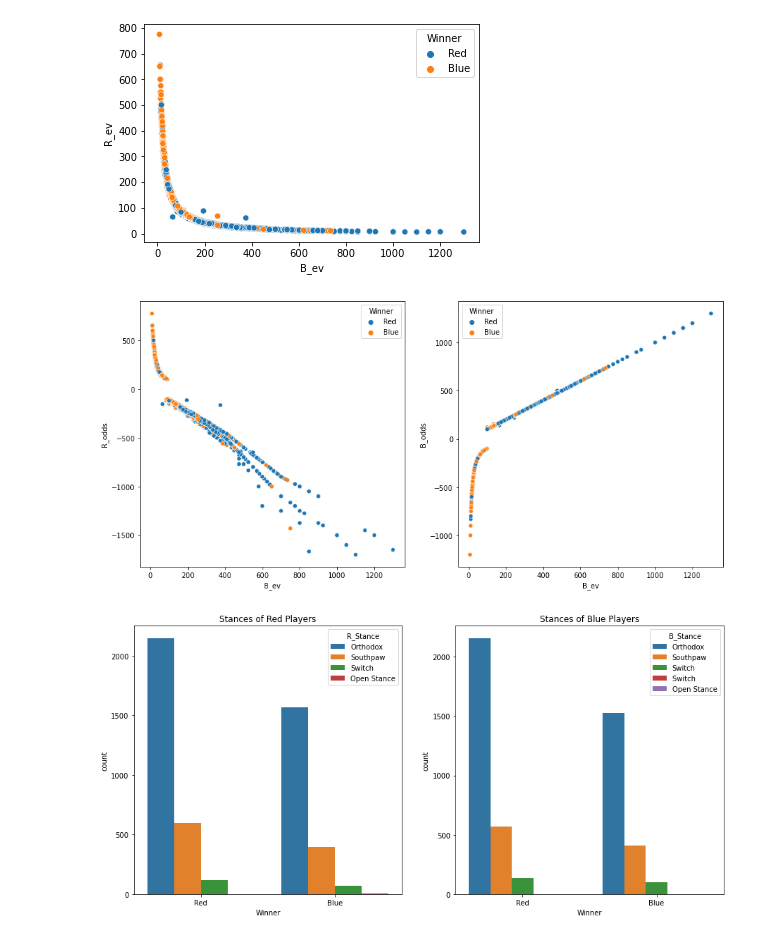
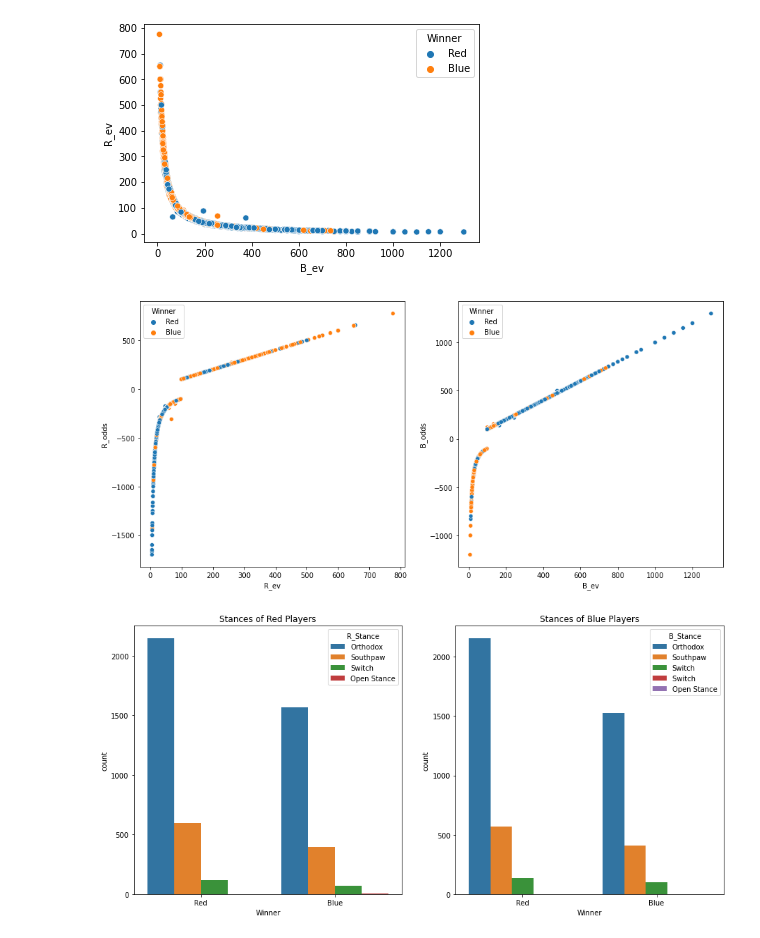
Before and after one commit to GDECUIR25/INFX_499, a Jupyter notebook: INFX_499_Group_Ass.ipynb, the cells around one changed output. Drawn from its saved outputs; the diff is of its cells as text; code cells hidden in the pictures.

```diff
--- a/INFX_499_Group_Ass.ipynb
+++ b/INFX_499_Group_Ass.ipynb
@@ -188,11 +188,11 @@ sns.scatterplot(x='B_ev', y='R_ev',hue = 'Winner', data=ufc_master);
 [figure]
 # %%
 fig, ax = plt.subplots(1,2, figsize=(15,7))
-sns.scatterplot(x='B_ev', y='R_odds',hue = 'Winner', data=ufc_master, ax=ax[0]);
+sns.scatterplot(x='R_ev', y='R_odds',hue = 'Winner', data=ufc_master, ax=ax[0]);
 sns.scatterplot(x='B_ev', y='B_odds',hue = 'Winner', data=ufc_master, ax=ax[1]);
 fig.show()
 # %% [output]
-[figure, old version]
+[figure, new version]
 # %%
 fig, ax = plt.subplots(1,2, figsize=(15,7))
 sns.countplot(ufc_master['Winner'], hue = ufc_master['R_Stance'], ax=ax[0])
```
Also changed, not shown: parts of 2 cells of this notebook.
